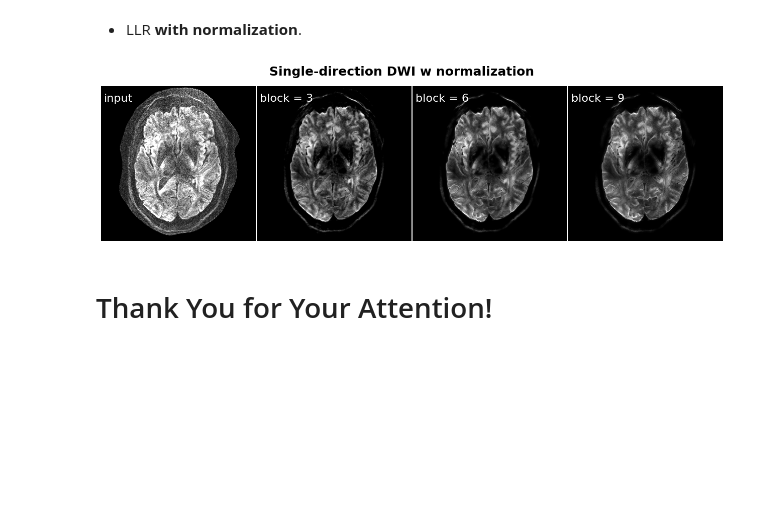
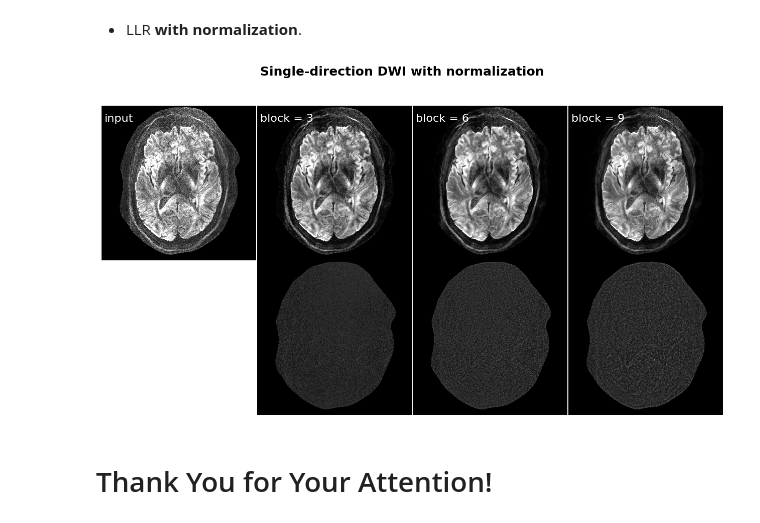
Before and after one commit to ZhengguoTan/NAViEPI, a Jupyter notebook: demo_llr.ipynb, the cells around one changed output. Cells and saved outputs as stored; diff of their text form; code cells hidden in the pictures; blank space fills up the shorter version.

Commit message:
update plots

```diff
--- a/demo_llr.ipynb
+++ b/demo_llr.ipynb
@@ -269,9 +268,9 @@ plt.show()
 # %% [markdown]
   * LLR **with normalization**.
 # %%
-DWI_b3_n = denoising(DWI, block_shape=(1, 3, 3), lamda=0.00008, normalization=True)
-DWI_b6_n = denoising(DWI, block_shape=(1, 6, 6), lamda=0.00008, normalization=True)
-DWI_b9_n = denoising(DWI, block_shape=(1, 9, 9), lamda=0.00008, normalization=True)
+DWI_b3_n = denoising(DWI, block_shape=(1, 3, 3), lamda=0.00002, normalization=True)
+DWI_b6_n = denoising(DWI, block_shape=(1, 6, 6), lamda=0.00002, normalization=True)
+DWI_b9_n = denoising(DWI, block_shape=(1, 9, 9), lamda=0.00002, normalization=True)
 
 DWI_disp_n = np.zeros_like(DWI, shape=[4, N_y, N_x])
 DWI_disp_n[0] = DWI[1, 1, ...]
@@ -279,23 +278,28 @@ DWI_disp_n[1] = DWI_b3_n[1, 1, ...]
 DWI_disp_n[2] = DWI_b6_n[1, 1, ...]
 DWI_disp_n[3] = DWI_b9_n[1, 1, ...]
 # %%
-fig, ax = plt.subplots(1, 4, figsize=(16, 4))
+fig, ax = plt.subplots(2, 4, figsize=(16, 8))
 
 labels = ['input', 'block = 3', 'block = 6', 'block = 9']
 
 for n in range(4):
     img = abs(np.flip(DWI_disp_n[n, :, :], axis=(0, 1)))
-    ax[n].imshow(img, cmap='gray', vmin=0, vmax=0.0001)
+    ax[0][n].imshow(img, cmap='gray', vmin=0, vmax=0.0001)
 
-    ax[n].text(int(0.02 * N_x), int(0.10 * N_y), labels[n],
+    ax[0][n].text(int(0.02 * N_x), int(0.10 * N_y), labels[n],
                color='w', fontsize=16)
 
-    ax[n].set_axis_off()
+    ax[0][n].set_axis_off()
+    ax[1][n].set_axis_off()
 
-plt.suptitle('Single-direction DWI w normalization', fontsize=18, fontweight='bold')
+    if n > 0:
+      img = abs(np.flip(DWI_disp_n[n] - DWI_disp_n[0], axis=(0, 1)))
+      ax[1][n].imshow(img, cmap='gray', vmin=0, vmax=0.0001)
+
+plt.suptitle('Single-direction DWI with normalization', fontsize=18, fontweight='bold')
 plt.subplots_adjust(wspace=0, hspace=0)
 plt.show()
 # %% [output]
-[figure, old version]
+[figure, new version]
 # %% [markdown]
 # Thank You for Your Attention!
```
Also changed, not shown: parts of 3 cells of this notebook.
